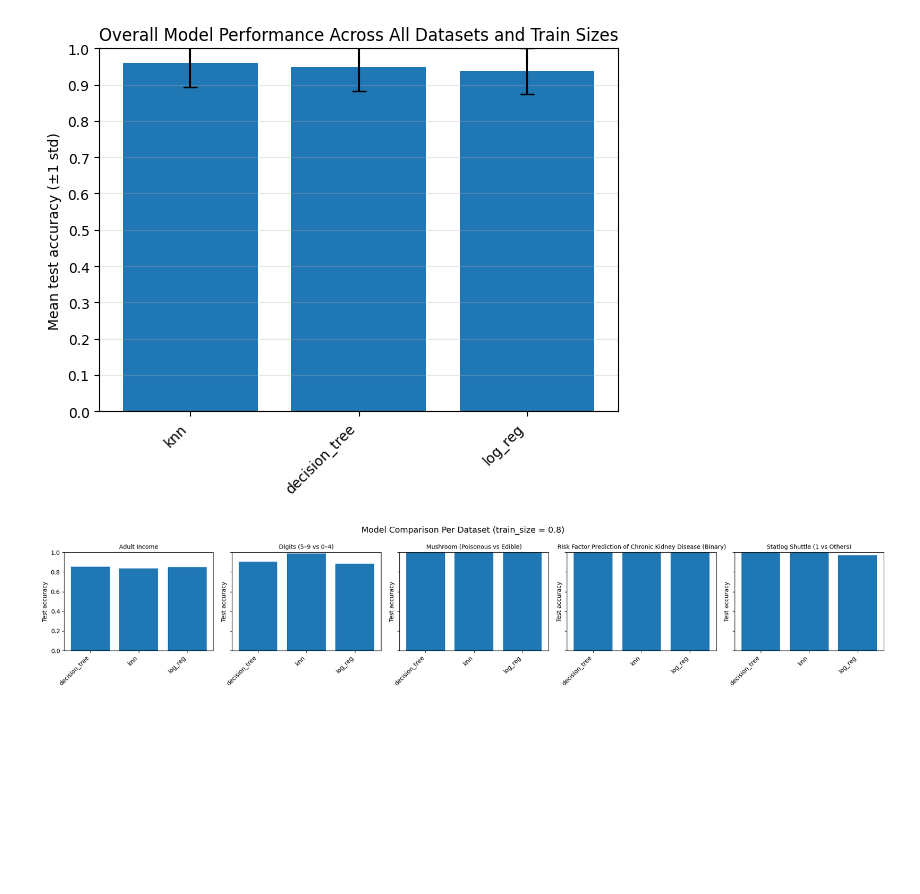
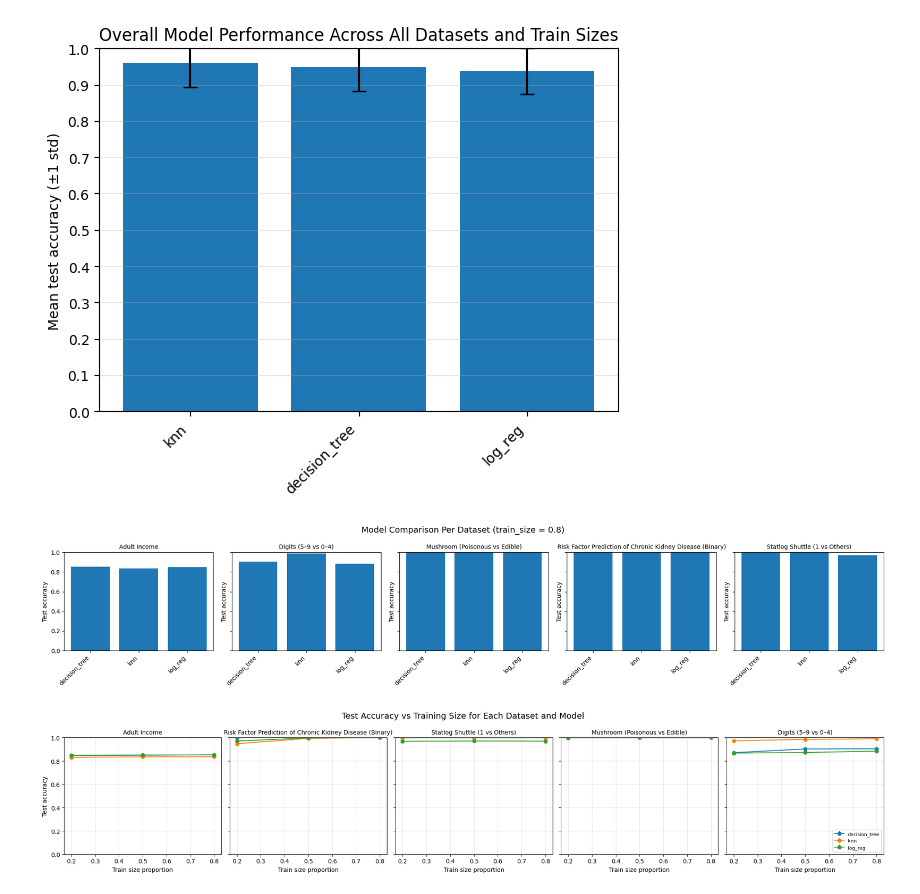
Before and after one commit to arh011/Cogs118a_Final, a Jupyter notebook: cogs118finalproj.ipynb, the cells around one changed output. Cells and saved outputs as stored; diff of their text form; code cells hidden in the pictures; blank space fills up the shorter version.

Commit message:
figures

```diff
--- a/cogs118finalproj.ipynb
+++ b/cogs118finalproj.ipynb
@@ -236,7 +236,7 @@ def load_mushroom():
 
 def load_digits():
     """
-    Optical Recognition of Handwritten Digits (UCI id=80).
+    Optical Recognition of Handwritten Digits
     Binary task: digits 5–9 (1) vs 0–4 (0).
     """
     ds = fetch_ucirepo(id=80)
@@ -582,3 +582,60 @@ fig.tight_layout()
 plt.show()
 # %% [output]
 [figure]
+# %%
+# === Figure 3: Training size vs test accuracy curves per dataset ===
+
+datasets = results_df["dataset_name"].unique()
+models = sorted(results_df["model"].unique())
+train_sizes = sorted(results_df["train_size"].unique())
+
+n_datasets = len(datasets)
+fig, axes = plt.subplots(
+    1, n_datasets,
+    figsize=(4 * n_datasets, 4),
+    sharey=True
+)
+
+if n_datasets == 1:
+    axes = [axes]
+
+for ax, dname in zip(axes, datasets):
+    df_d = results_df[results_df["dataset_name"] == dname]
+
+    for model in models:
+        df_dm = df_d[df_d["model"] == model]
+
+        means = []
+        stds = []
+        xs = []
+
+        for ts in train_sizes:
+            df_ts = df_dm[df_dm["train_size"] == ts]
+            if df_ts.empty:
+                continue
+            means.append(df_ts["test_acc"].mean())
+            stds.append(df_ts["test_acc"].std())
+            xs.append(ts)
+
+        xs = np.array(xs)
+        means = np.array(means)
+        stds = np.array(stds)
+
+        ax.errorbar(
+            xs, means, yerr=stds,
+            marker="o", linestyle="-", label=model
+        )
+
+    ax.set_title(dname, fontsize=10)
+    ax.set_xlabel("Train size proportion")
+    ax.set_ylim(0.0, 1.0)
+    ax.grid(True, alpha=0.3)
+
+axes[0].set_ylabel("Test accuracy")
+axes[-1].legend(loc="lower right", fontsize=8)
+fig.suptitle("Test Accuracy vs Training Size for Each Dataset and Model",
+             fontsize=14)
+fig.tight_layout()
+plt.show()
+# %% [output]
+[figure, added]
```
Also changed, not shown: parts of 5 cells of this notebook.
